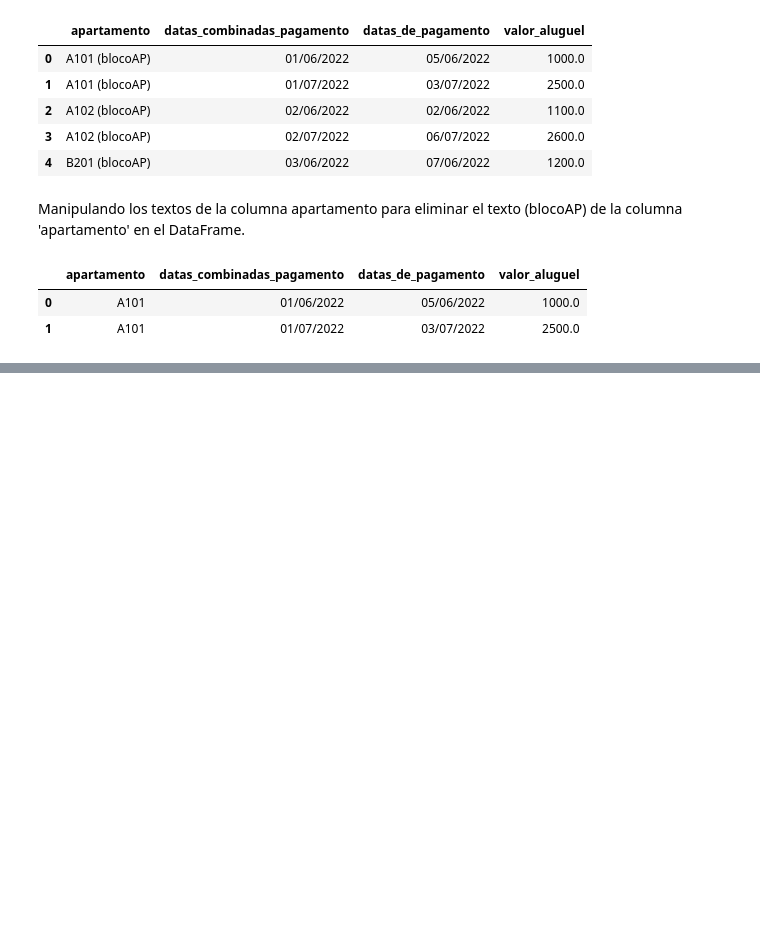
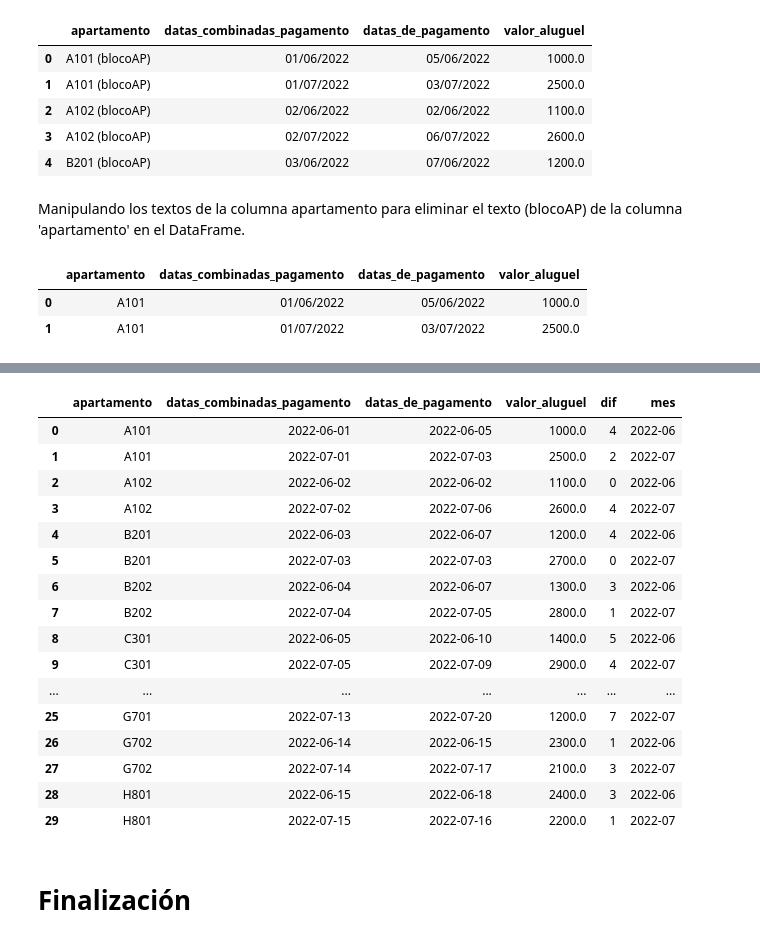
Before and after one commit to aylenfv/Desafio-ETL-Administracion-de-Condominios, a Jupyter notebook: src/inmuebles.ipynb, the cells around one changed output, grey strips where cells are left out. Saved outputs shown, nothing was run; the diff lists cells and outputs as text; code cells hidden in the pictures; blank space fills up the shorter version.

Commit message:
Finalización

```diff
--- a/src/inmuebles.ipynb
+++ b/src/inmuebles.ipynb
@@ -108,0 +115,4 @@ data.head(2)
+# %%
+data['datas_combinadas_pagamento'] = pd.to_datetime(data['datas_combinadas_pagamento'], format='%d/%m/%Y')
+data['datas_de_pagamento'] = pd.to_datetime(data['datas_de_pagamento'], format='%d/%m/%Y')
+data.head()
@@ -108,0 +151,28 @@ data.head(2)
+# %%
+data['dif'] = data['datas_de_pagamento'] - data['datas_combinadas_pagamento']
+# %%
+data['dif'] = data['dif'].dt.days
+# %%
+data['mes'] = data['datas_combinadas_pagamento'].dt.strftime('%Y-%m')
+# %%
+data.head()
+# %% [output]
+|  | apartamento | datas_combinadas_pagamento | datas_de_pagamento | valor_aluguel | dif | mes |
+| 0 | A101 | 2022-06-01 | 2022-06-05 | 1000.0 | 4 | 2022-06 |
+| 1 | A101 | 2022-07-01 | 2022-07-03 | 2500.0 | 2 | 2022-07 |
+| 2 | A102 | 2022-06-02 | 2022-06-02 | 1100.0 | 0 | 2022-06 |
+| 3 | A102 | 2022-07-02 | 2022-07-06 | 2600.0 | 4 | 2022-07 |
+| 4 | B201 | 2022-06-03 | 2022-06-07 | 1200.0 | 4 | 2022-06 |
+| 5 | B201 | 2022-07-03 | 2022-07-03 | 2700.0 | 0 | 2022-07 |
+| 6 | B202 | 2022-06-04 | 2022-06-07 | 1300.0 | 3 | 2022-06 |
+| 7 | B202 | 2022-07-04 | 2022-07-05 | 2800.0 | 1 | 2022-07 |
+| 8 | C301 | 2022-06-05 | 2022-06-10 | 1400.0 | 5 | 2022-06 |
+| 9 | C301 | 2022-07-05 | 2022-07-09 | 2900.0 | 4 | 2022-07 |
+| ... | ... | ... | ... | ... | ... | ... |
+| 25 | G701 | 2022-07-13 | 2022-07-20 | 1200.0 | 7 | 2022-07 |
+| 26 | G702 | 2022-06-14 | 2022-06-15 | 2300.0 | 1 | 2022-06 |
+| 27 | G702 | 2022-07-14 | 2022-07-17 | 2100.0 | 3 | 2022-07 |
+| 28 | H801 | 2022-06-15 | 2022-06-18 | 2400.0 | 3 | 2022-06 |
+| 29 | H801 | 2022-07-15 | 2022-07-16 | 2200.0 | 1 | 2022-07 |
+# %% [markdown]
+# Finalización
```
Also changed, not shown: parts of 6 cells of this notebook, 1 other file.
